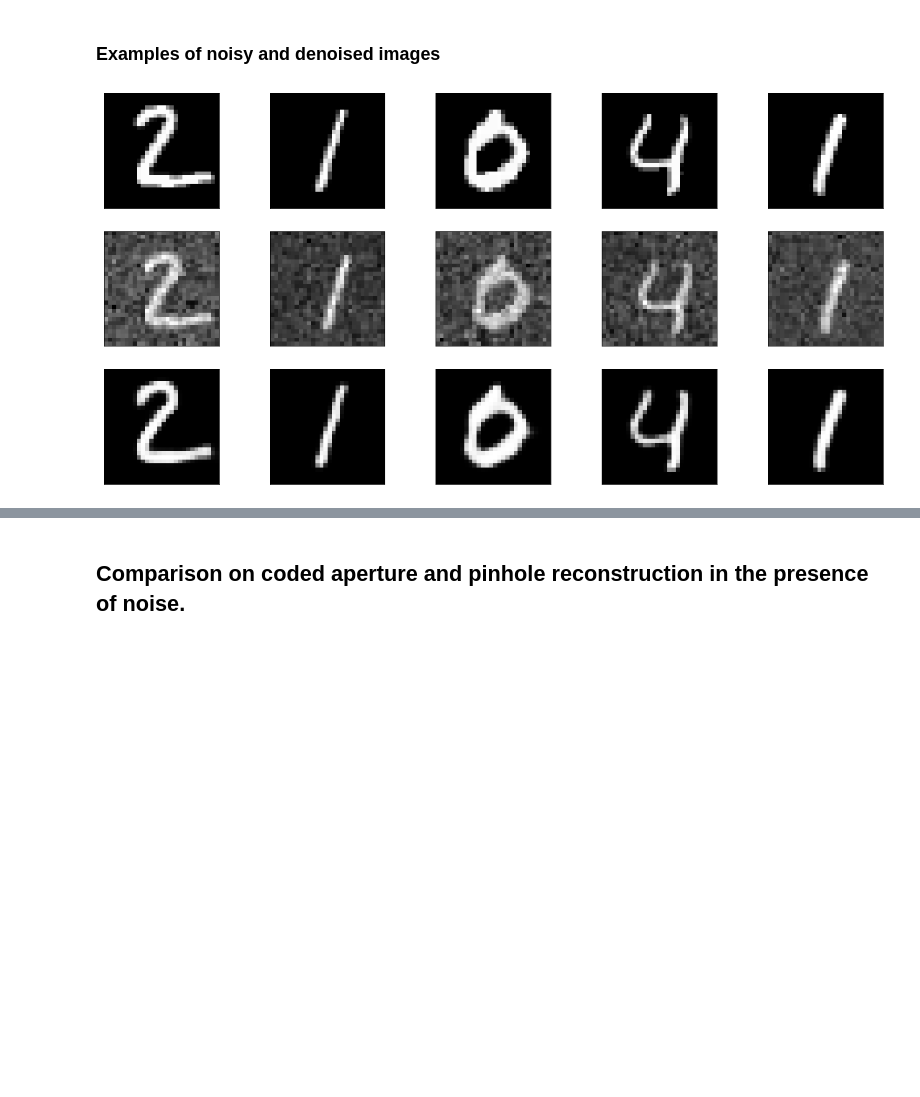
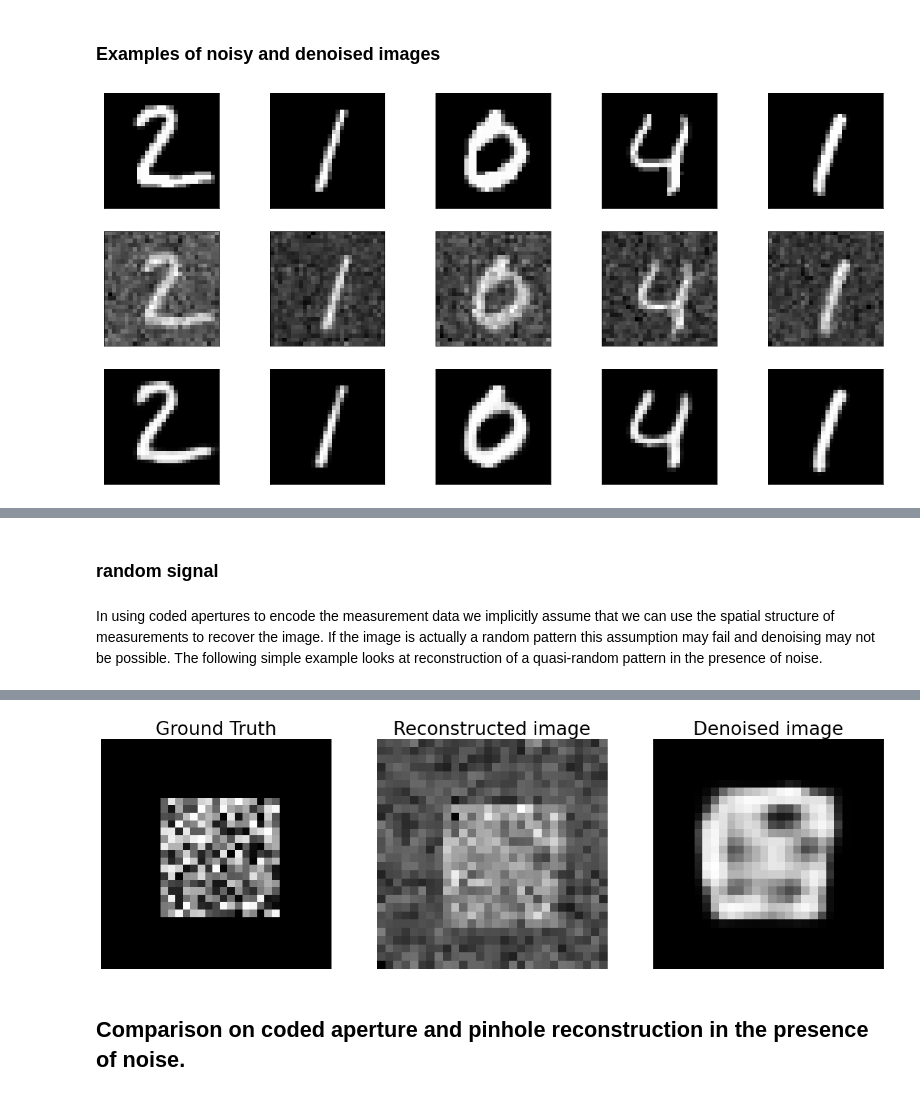
Before and after one commit to djbradyAtOpticalSciencesArizona/computationalImaging, a Jupyter notebook: rays/codeApertureImaging.ipynb, the cells around one changed output, grey strips where cells are left out. Drawn from its saved outputs; the diff is of its cells as text; code cells hidden in the pictures; blank space fills up the shorter version.

```diff
--- a/rays/codeApertureImaging.ipynb
+++ b/rays/codeApertureImaging.ipynb
@@ -268,7 +267,7 @@ input_img = keras.Input(shape=(28, 28, 1))
 x = layers.Conv2D(32, (3, 3), activation='relu', padding='same')(input_img)
 x = layers.MaxPooling2D((2, 2), padding='same')(x)
 x = layers.Conv2D(32, (3, 3), activation='relu', padding='same')(x)
-encoded = layers.MaxPooling2D((2, 2), padding='same')(x)
+encoded = layers.MaxPooling2D((2, 2), padding='same')(x)plt.subplot(1,3,2);
 
 # At this point the representation is (7, 7, 32)
 
@@ -336,6 +335,7 @@ Epoch 10/10
 # %% [markdown]
 ### Examples of noisy and denoised images
 # %%
+
 n = 5
 plt.figure(figsize=(20, 10))
 for i in range(1, n + 1):
@@ -357,7 +357,7 @@ for i in range(1, n + 1):
 #plt.savefig('muraCodedApertureNeuralDenoise.pdf')
 #files.download('muraCodedApertureNeuralDenoise.pdf')
 # %% [output]
-[figure, old version]
+[figure, new version]
 # %%
 !rm -r mistDenoiser/
 autoencoder.save("mnistDenoiser")
@@ -380,3 +380,34 @@ files.download('mnistDenoiser.tar.gz')
 # %% [output]
 [interactive output not drawn]
 [interactive output not drawn]
+# %% [markdown]
+### random signal
+# %% [markdown]
+In using coded apertures to encode the measurement data we implicitly assume that we can use the spatial structure of measurements to recover the image. If the image is actually a random pattern this assumption may fail and denoising may not be possible. The following simple example looks at reconstruction of a quasi-random pattern in the presence of noise.
+# %%
+
+imagey=np.zeros((31,31))
+imagey[8:24,8:24]=np.random.rand(16,16)
+#imagey=x_train[46];
+plt.subplot(1,3,1);
+plt.imshow(imagey,cmap='gray')
+plt.title('Ground Truth');
+plt.axis('off')
+# Step 1 generate projected pattern
+g=signal.convolve2d(t,imagey, mode='same',boundary='wrap');
+#The following line adds signal dependent noise
+plt.subplot(1,3,2);
+fe=cv2.resize(signal.convolve2d(ht,np.random.poisson(5*signal.convolve2d(t,imagey, mode='same',boundary='wrap'))\
+                                                ,mode='same',boundary='wrap'),dsize=(28,28))
+fe=fe/np.max(fe)
+plt.imshow(fe, cmap='gray');
+plt.title('Reconstructed image');
+plt.axis('off')
+plt.subplot(1,3,3);
+plt.imshow(autoencoder.predict(np.reshape(fe,(1,28,28,1)))[0,:,:,0])
+plt.gray()
+plt.title('Denoised image');
+plt.axis('off')
+plt.savefig('muraCodedApertureReconRandom.pdf')
+files.download('muraCodedApertureReconRandom.pdf')
+# %% [output]
@@ -383,3 +416,4 @@ files.download('mnistDenoiser.tar.gz')
+[figure, added]
 # %% [markdown]
 ## Comparison on coded aperture and pinhole reconstruction in the presence of noise.
 # %%
```
Also changed, not shown: parts of 6 cells of this notebook.
